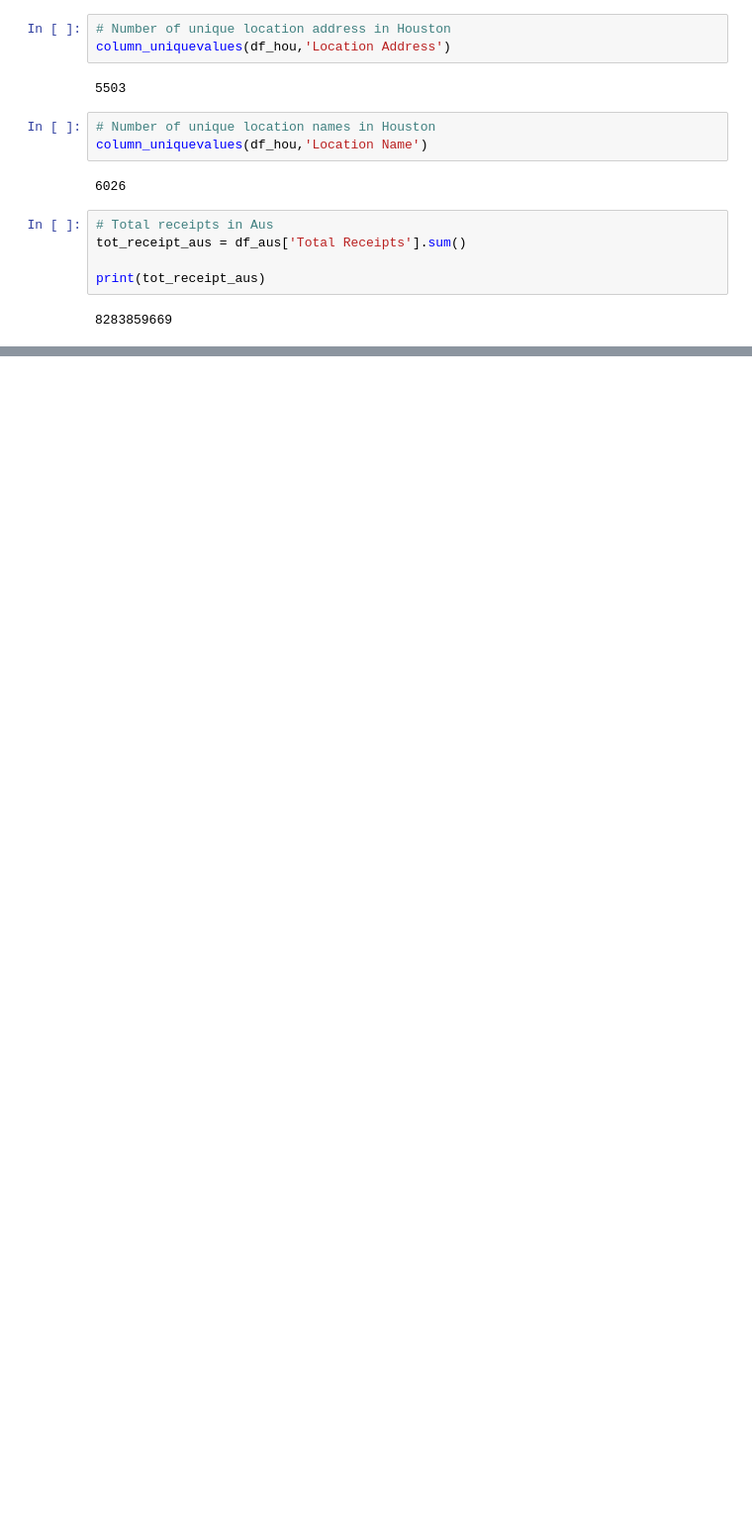
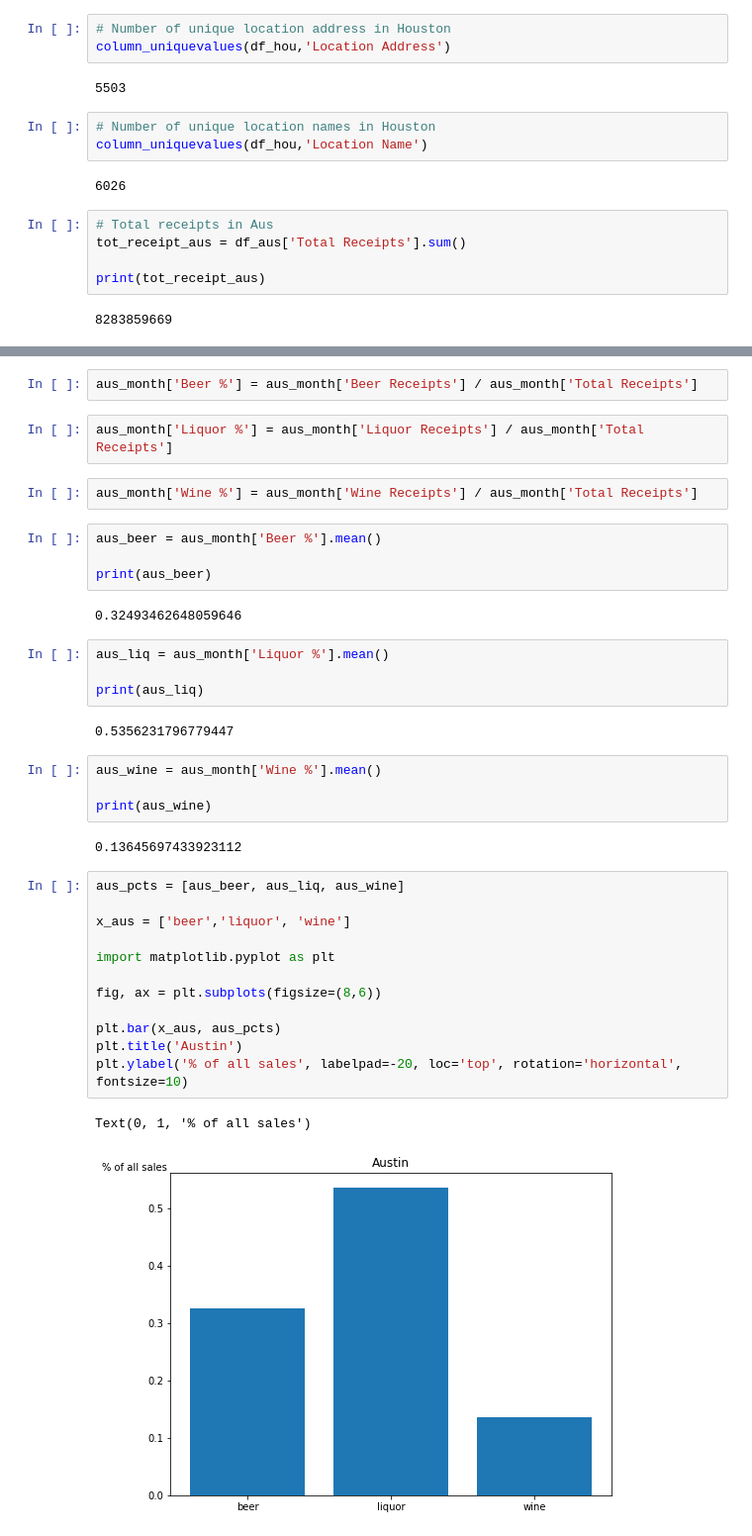
Before and after one commit to austinpracticaldatascience/texas_beer, a Jupyter notebook: mixed_receipts_joebryan.ipynb, the cells around one changed output, grey strips where cells are left out. Shown: that part at 99% size. Drawn from its saved outputs; the diff is of its cells as text; blank space fills up the shorter version.

```diff
--- a/mixed_receipts_joebryan.ipynb
+++ b/mixed_receipts_joebryan.ipynb
@@ -324,0 +409,39 @@ x
+# %%
+aus_month['Beer %'] = aus_month['Beer Receipts'] / aus_month['Total Receipts']
+# %%
+aus_month['Liquor %'] = aus_month['Liquor Receipts'] / aus_month['Total Receipts']
+# %%
+aus_month['Wine %'] = aus_month['Wine Receipts'] / aus_month['Total Receipts']
+# %%
+aus_beer = aus_month['Beer %'].mean()
+
+print(aus_beer)
+# %% [output]
+0.32493462648059646
+# %%
+aus_liq = aus_month['Liquor %'].mean()
+
+print(aus_liq)
+# %% [output]
+0.5356231796779447
+# %%
+aus_wine = aus_month['Wine %'].mean()
+
+print(aus_wine)
+# %% [output]
+0.13645697433923112
+# %%
+aus_pcts = [aus_beer, aus_liq, aus_wine]
+
+x_aus = ['beer','liquor', 'wine']
+
+import matplotlib.pyplot as plt
+
+fig, ax = plt.subplots(figsize=(8,6))
+
+plt.bar(x_aus, aus_pcts)
+plt.title('Austin')
+plt.ylabel('% of all sales', labelpad=-20, loc='top', rotation='horizontal', fontsize=10)
+# %% [output]
+Text(0, 1, '% of all sales')
+[figure, added]
```
Also changed, not shown: parts of 35 cells of this notebook.
